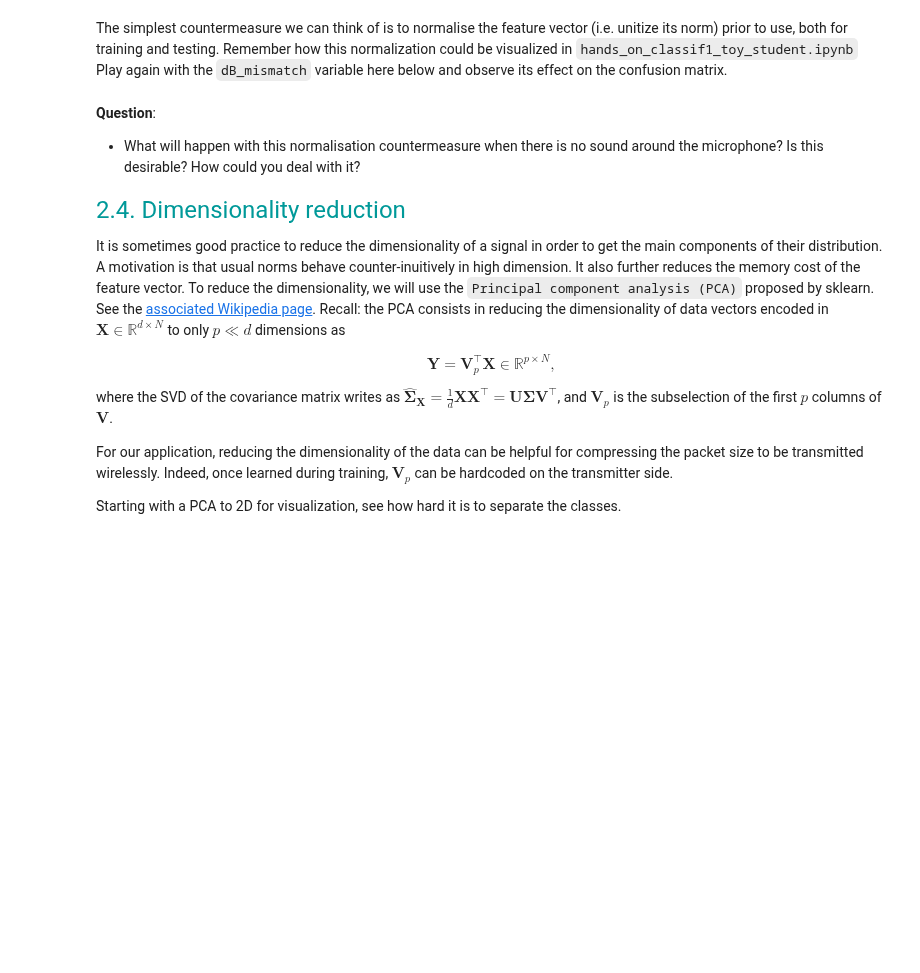
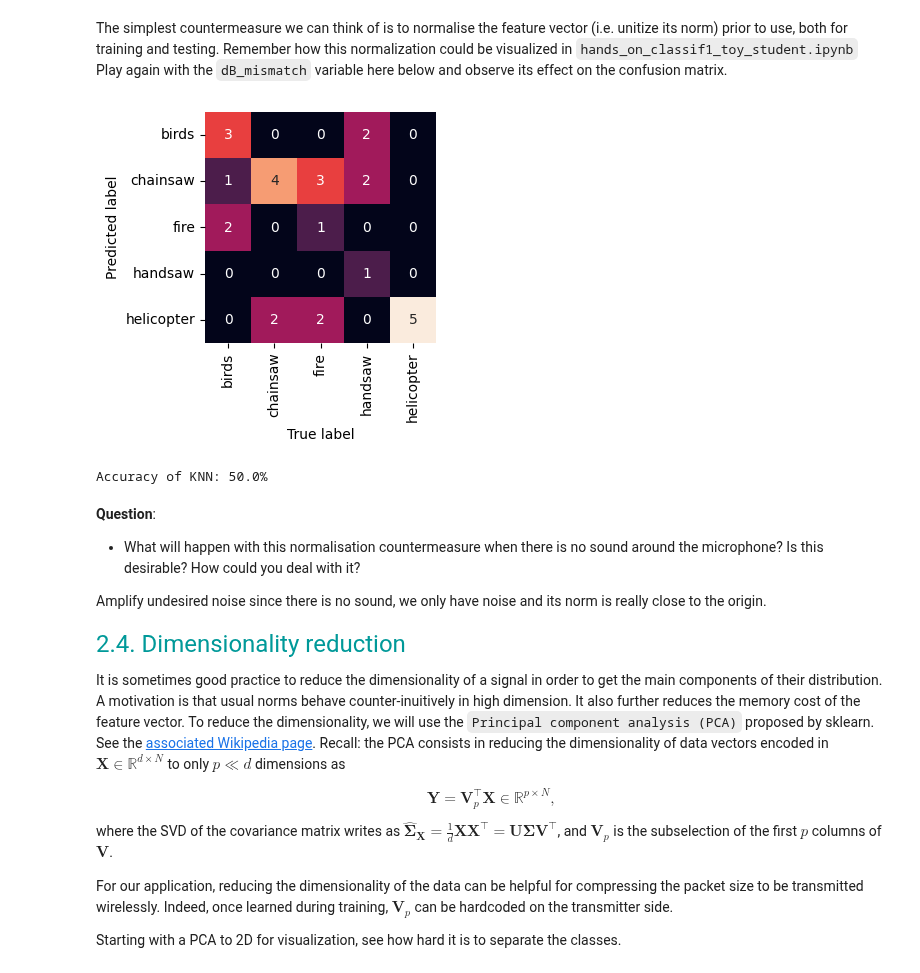
Before and after one commit to LELEC210X/LELEC210X, a Jupyter notebook: classification/h5a2_audio.ipynb, the cells around one changed output. Drawn from its saved outputs; the diff is of its cells as text; code cells hidden in the pictures; blank space fills up the shorter version.

```diff
--- a/classification/h5a2_audio.ipynb
+++ b/classification/h5a2_audio.ipynb
@@ -269,24 +326,29 @@ The simplest countermeasure we can think of is to normalise the feature vector (
 Play again with the ``dB_mismatch`` variable here below and observe its effect on the confusion matrix.
 # %%
 ### TO RUN
-dB_mismatch = 0  # Play with this value
+dB_mismatch = 1  # Play with this value
 
 X_learn_normalised = X_train[idx_learn] / np.linalg.norm(
     X_train[idx_learn], axis=1, keepdims=True
 )
 model_knn = KNeighborsClassifier(n_neighbors=10, weights="distance")
 model_knn.fit(X_learn_normalised, y_train[idx_learn])
 
 X_val_scaled = X_train[idx_val] * 10 ** (-dB_mismatch / 20)
 X_val_normalised = X_val_scaled / np.linalg.norm(X_val_scaled, axis=1, keepdims=True)
 
 prediction_knn = model_knn.predict(X_val_normalised)
 show_confusion_matrix(prediction_knn, y_train[idx_val], classnames)
 accuracy_knn = accuracy(prediction_knn, y_train[idx_val])
 print(f"Accuracy of KNN: {100 * accuracy_knn:.1f}%")
+# %% [output]
+[figure, added]
+Accuracy of KNN: 50.0%
 # %% [markdown]
 **Question**:
 - What will happen with this normalisation countermeasure when there is no sound around the microphone? Is this desirable? How could you deal with it?
+
+Amplify undesired noise since there is no sound, we only have noise and its norm is really close to the origin.
 # %%
 ### TO COMPLETE
 # Answer the questions above
```
Also changed, not shown: parts of 20 cells of this notebook, 1 other file.
